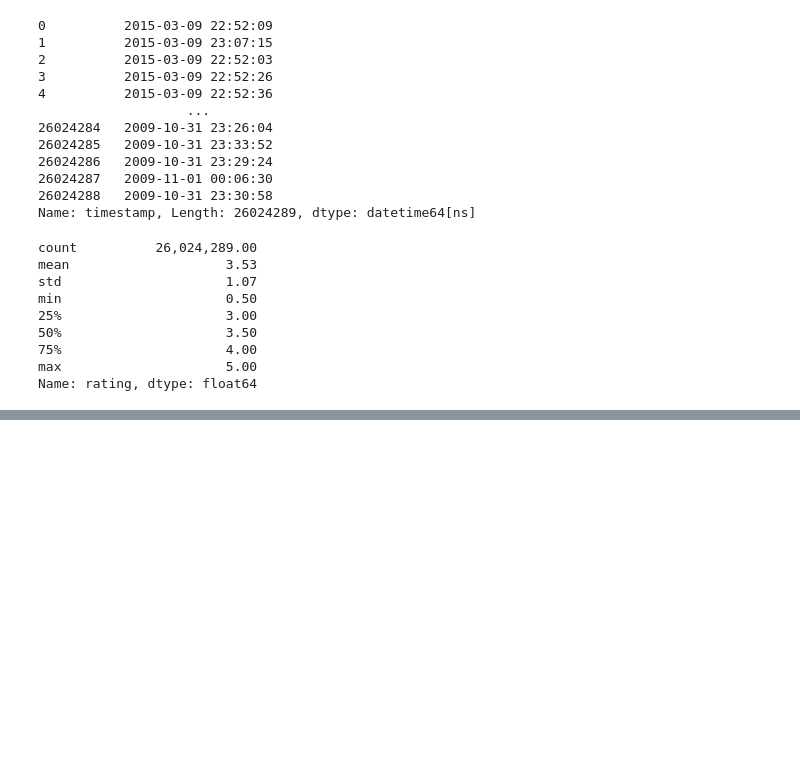
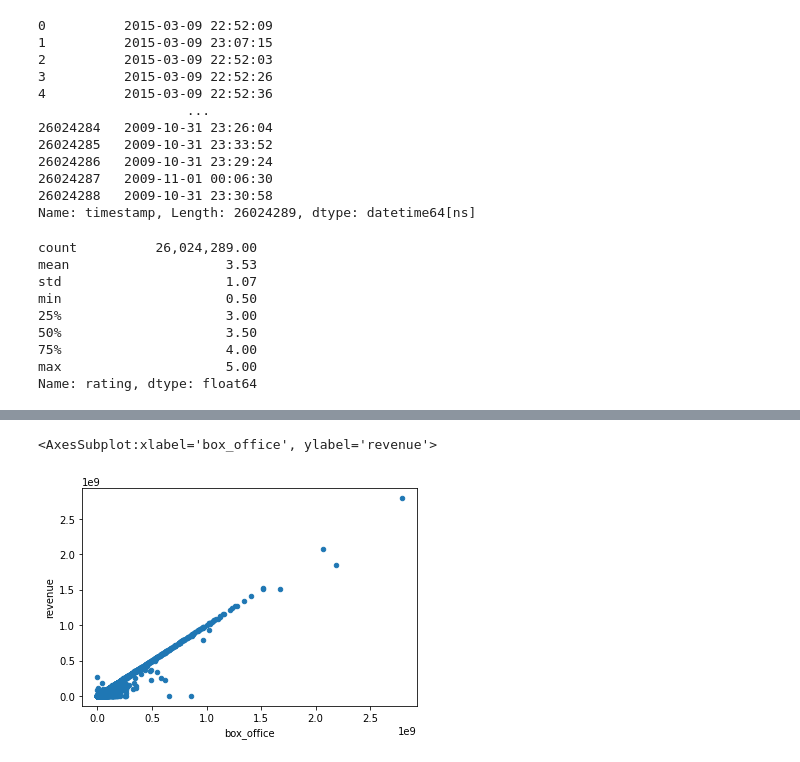
Before and after one commit to Kesh0326/Movies-ETL, a Jupyter notebook: Movies_ETL.ipynb, the cells around one changed output, grey strips where cells are left out. Cells and saved outputs as stored; diff of their text form; code cells hidden in the pictures; blank space fills up the shorter version.

```diff
--- a/Movies_ETL.ipynb
+++ b/Movies_ETL.ipynb
@@ -891,0 +984,9 @@ Name: rating, dtype: float64
+# %%
+# box office
+
+# make another scatter plot to compare the values
+
+movies_df.fillna(0).plot(x='box_office', y='revenue', kind='scatter')
+# %% [output]
+<AxesSubplot:xlabel='box_office', ylabel='revenue'>
+[figure, added]
```
Also changed, not shown: parts of 40 cells of this notebook.
